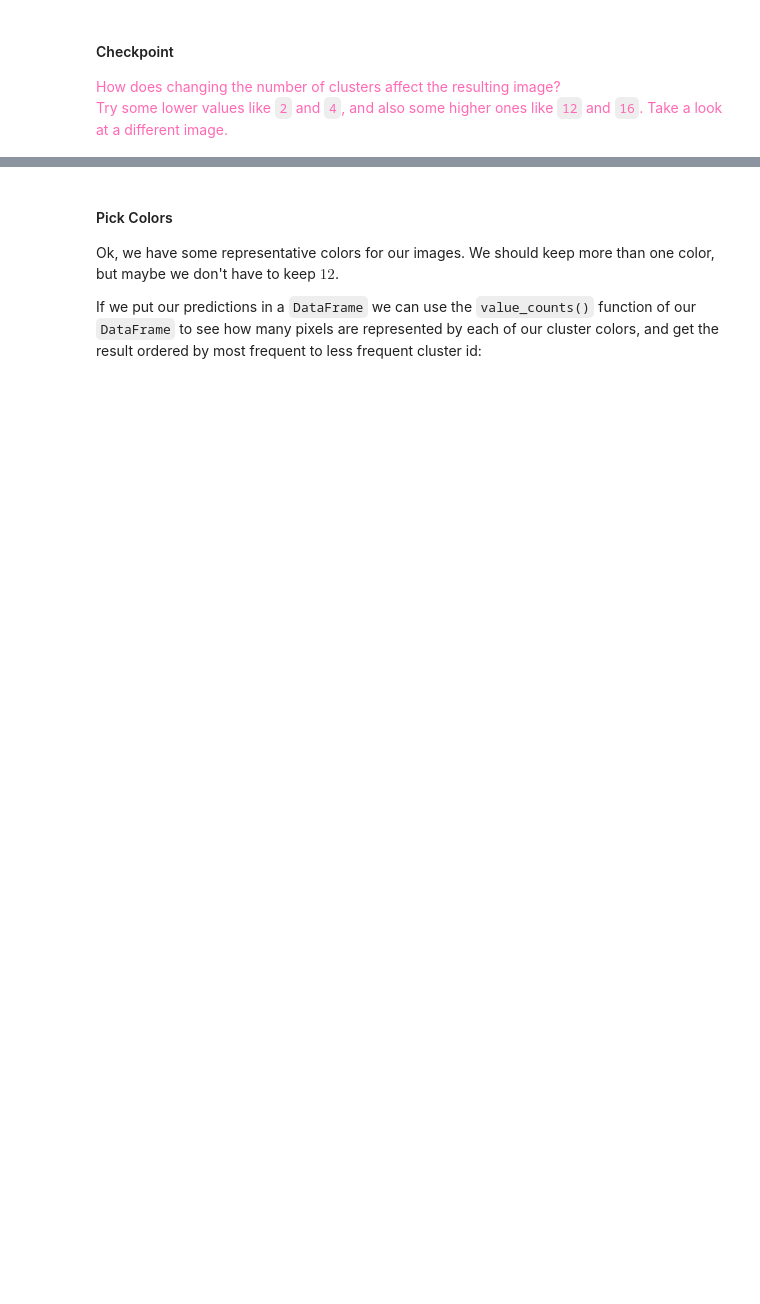
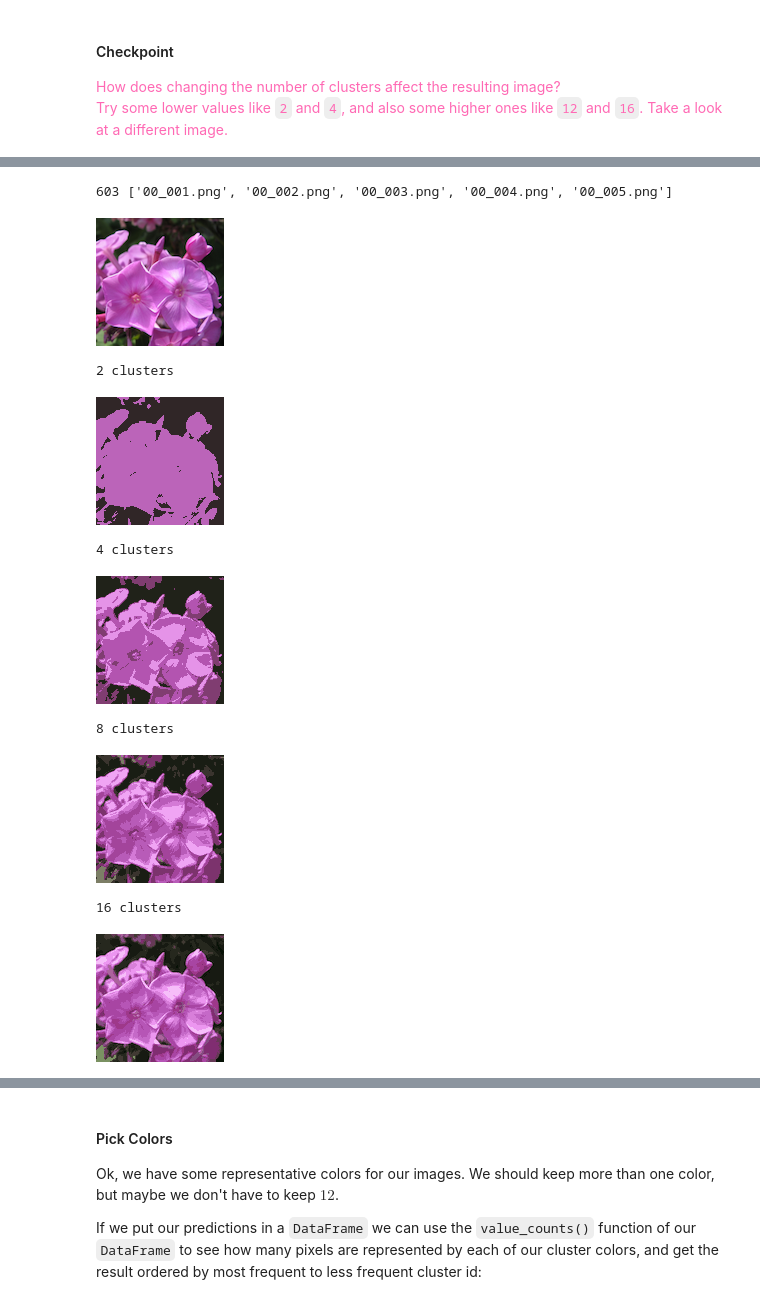
Before and after one commit to Tedesco-AI-ML-F2026/Homework09, a Jupyter notebook: Homework09.ipynb, the cells around one changed output, grey strips where cells are left out. Drawn from its saved outputs; the diff is of its cells as text; code cells hidden in the pictures; blank space fills up the shorter version.

```diff
--- a/Homework09.ipynb
+++ b/Homework09.ipynb
@@ -475,0 +544,33 @@ How does changing the number of clusters affect the resulting image?<br>Try some
+# %%
+#different image
+flower_files = sorted([f for f in listdir(IMG_DIR) if f.endswith(".png")])
+print(len(flower_files), flower_files[:5])
+
+pimg2 = PImage.open(f"{IMG_DIR}/{flower_files[1]}").convert("RGB")   # change the index to pick another one
+pxs2 = get_pixels(pimg2)
+pxs2_df = pd.DataFrame(pxs2, columns=["R", "G", "B"])
+
+display(pimg2)
+
+for n in [2, 4, 8, 16]:
+  km2 = KMeans(n_clusters=n, random_state=1010)
+  pred2 = km2.fit_predict(pxs2_df)
+  centers2 = [[round(r), round(g), round(b)] for r, g, b in km2.cluster_centers_]
+
+  new_pxs2 = []
+  for gidx in pred2:
+    new_pxs2.append(centers2[gidx])
+
+  print(n, "clusters")
+  display(make_image(new_pxs2, pimg2.size[0]))
+# %% [output]
+603 ['00_001.png', '00_002.png', '00_003.png', '00_004.png', '00_005.png']
+[figure, added]
+2 clusters
+[figure, added]
+4 clusters
+[figure, added]
+8 clusters
+[figure, added]
+16 clusters
+[figure, added]
```
Also changed, not shown: parts of 17 cells of this notebook.
